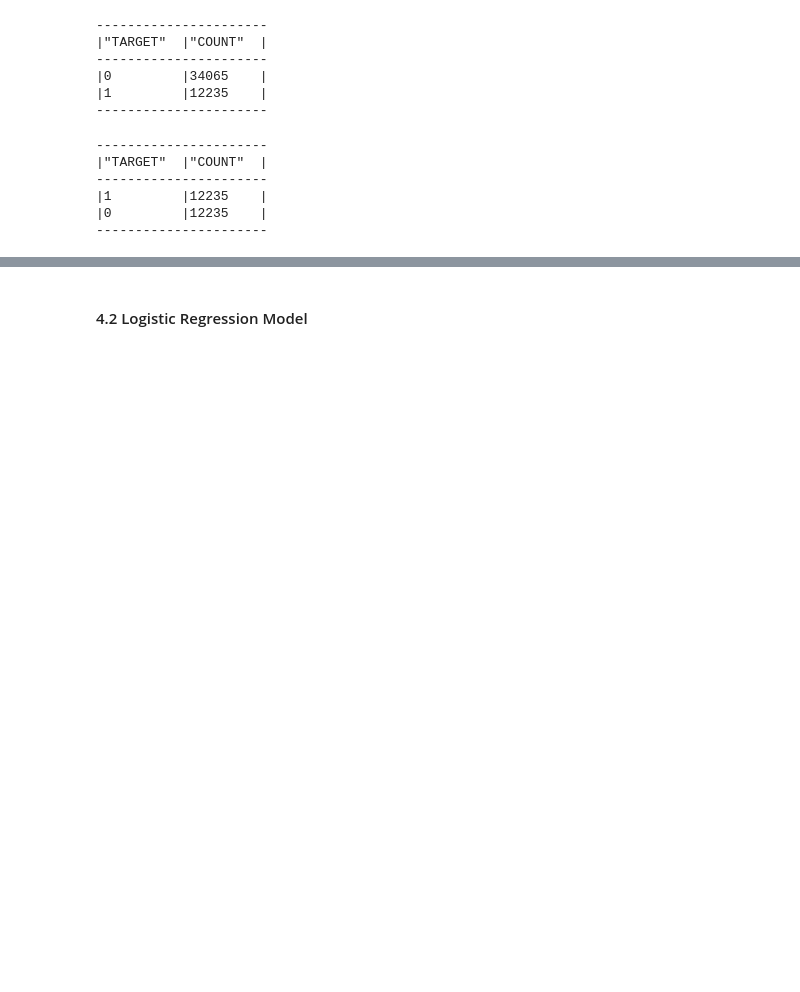
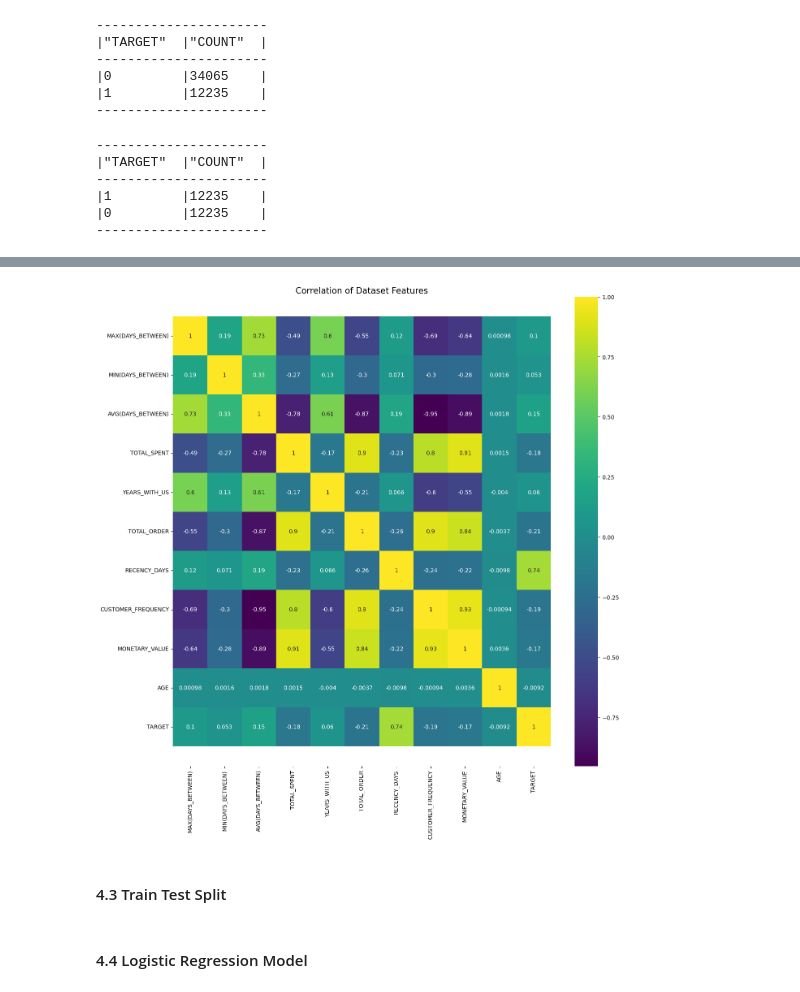
Before and after one commit to cshiwei330/ICP-ASG3-Insightify, a Jupyter notebook: Churn Prediction Model.ipynb, the cells around one changed output, grey strips where cells are left out. Saved outputs shown, nothing was run; the diff lists cells and outputs as text; code cells hidden in the pictures; blank space fills up the shorter version.

Commit message:
created the base models

```diff
--- a/Churn Prediction Model.ipynb
+++ b/Churn Prediction Model.ipynb
@@ -605,7 +614,7 @@ customer_final.show()
 -------------------------------------------------------------------------------------------------------------------------------------------------------------------------------------------------------- ...
 # %%
 # Dropping of irrelevant and unnecessary columns that have been introduced during joining of dataframes in previous steps
-customer_final = customer_final.drop(["CUSTOMER_ID_MAX_DAYS_WITHOUT_PURCHASE", "CUSTOMER_ID_MIN_DAYS_WITHOUT_PURCHASE"])
+customer_final = customer_final.drop(["CUSTOMER_ID_MAX_DAYS_WITHOUT_PURCHASE", "CUSTOMER_ID_MIN_DAYS_WITHOUT_PURCHASE", "CUSTOMER_ID_AVG_DAYS_WITHOUT_PURCHASE"])
 customer_final.show(10)
 # %% [output]
 -------------------------------------------------------------------------------------------------------------------------------------------------------------------------------------------------------- ...
@@ -814,0 +841,4 @@ sampled_customer_final
+# %%
+sampled_customer_final = sampled_customer_final.to_pandas()
+# %%
+sampled_customer_final = sampled_customer_final.drop(["CUSTOMER_ID", 'CITY_FREQUENCY', 'GENDER', 'MARITAL_STATUS', 'CHILDREN_COUNT'],  axis = 1)
@@ -814,0 +854,13 @@ sampled_customer_final
+# %%
+#drop target
+target = sampled_customer_final['TARGET']
+sampled_customer_final.drop('TARGET', axis = 1, inplace = True)
+
+scaler = StandardScaler()
+scaler.fit(sampled_customer_final)
+
+final_scaled = scaler.transform(sampled_customer_final)
+final_scaled = pd.DataFrame(final_scaled, columns=sampled_customer_final.columns)
+
+#assign target variable back to scaled data frame
+final_scaled = final_scaled.assign(TARGET = target)
@@ -814,0 +876,12 @@ sampled_customer_final
+# %%
+colormap = plt.cm.viridis
+plt.figure(figsize=(15,15))
+plt.title('Correlation of Dataset Features', size=15)
+ax = sns.heatmap(final_scaled.astype(float).corr(), cmap=colormap, annot=True)
+bottom, top = ax.get_ylim()
+ax.set_ylim(bottom + 0.5, top - 0.5)
+plt.show()
+# %% [output]
+[figure, added]
+# %% [markdown]
+#### 4.3 Train Test Split
@@ -815,2 +895,2 @@ sampled_customer_final
 # %% [markdown]
-#### 4.2 Logistic Regression Model
+#### 4.4 Logistic Regression Model
```
Also changed, not shown: parts of 17 cells of this notebook.
